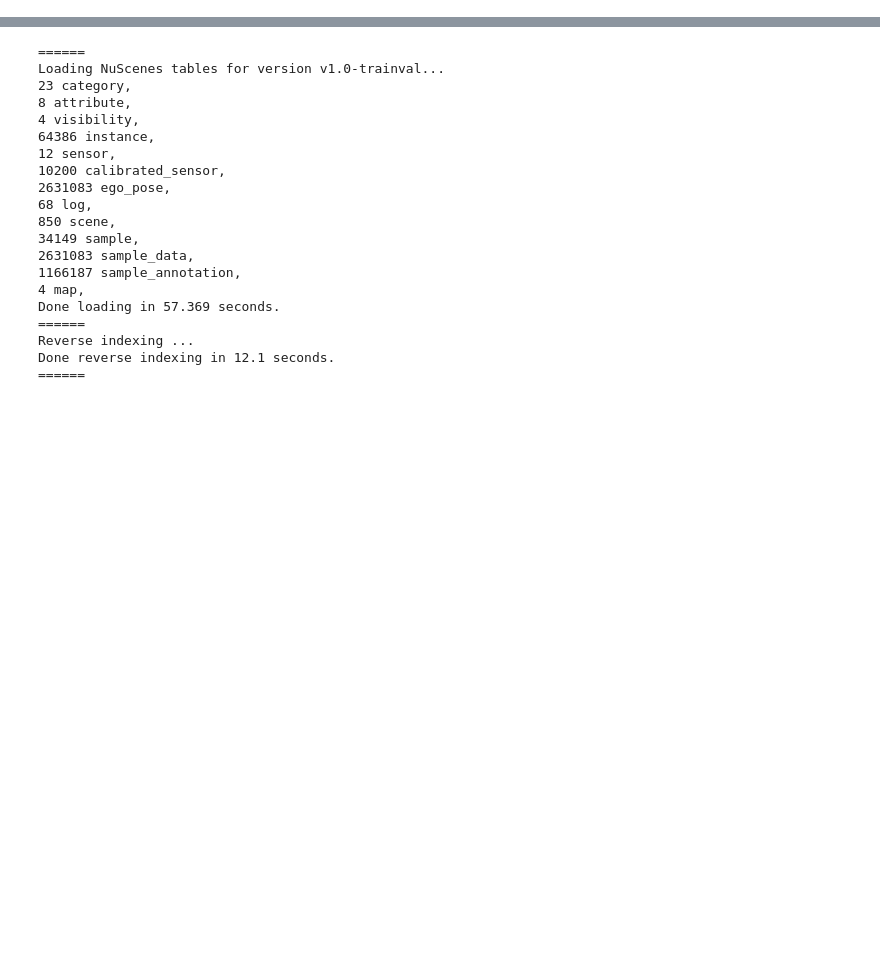
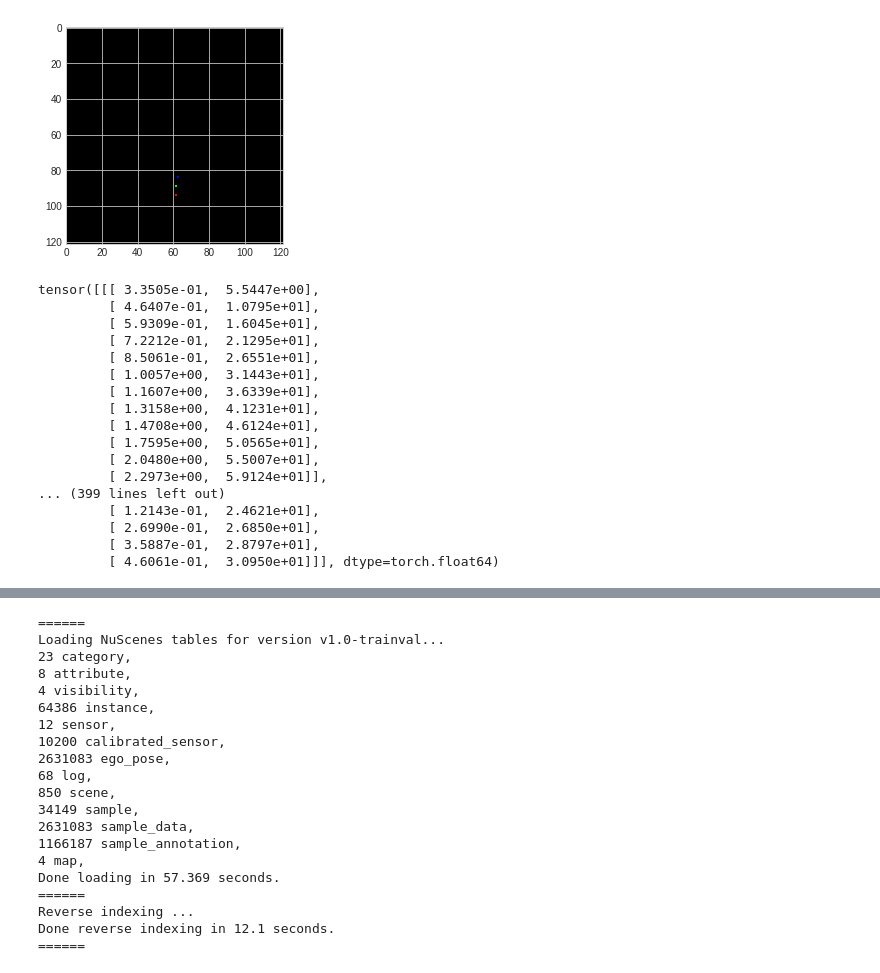
Before and after one commit to tudelft-iv-students/offline-tracking-with-object-permanence, a Jupyter notebook: test.ipynb, the cells around one changed output, grey strips where cells are left out. Saved outputs shown, nothing was run; the diff lists cells and outputs as text; code cells hidden in the pictures; blank space fills up the shorter version.

```diff
--- a/test.ipynb
+++ b/test.ipynb
@@ -41,4 +41,45 @@ Done reverse indexing in 11.2 seconds.
 # %%
 for i,data in enumerate(trainer.tr_dl):
     data_test=data['inputs']
+    gt_test=data['ground_truth']
     break
+# %%
+data['ground_truth']['traj']
+compensation=trainer.model.decoder.compensation
+def generate_gtmap( traj_gt: torch.Tensor,shape) -> torch.Tensor:
+    swapped=torch.zeros_like(traj_gt)
+    swapped[:,:,0],swapped[:,:,1]=-traj_gt[:,:,1],traj_gt[:,:,0]
+    coord=torch.round(swapped/1+compensation).int()
+    coord=torch.clamp(coord,0,shape[-1])
+    gt_map=torch.zeros(shape)
+    for batch in range(shape[0]):
+        for t in range(shape[1]):
+            x,y=coord[batch,t]
+            gt_map[batch,t,x,y]=1
+    return gt_map
+shape=torch.zeros([32,12,122,122]).shape
+test_htmap=generate_gtmap(data['ground_truth']['traj'],shape)
+# %%
+import matplotlib.pyplot as plt
+plt.imshow(test_htmap[0,:3].permute(1,2,0))
+plt.show()
+data['ground_truth']['traj']
+# %% [output]
+[figure, added]
+tensor([[[ 3.3505e-01,  5.5447e+00],
+         [ 4.6407e-01,  1.0795e+01],
+         [ 5.9309e-01,  1.6045e+01],
+         [ 7.2212e-01,  2.1295e+01],
+         [ 8.5061e-01,  2.6551e+01],
+         [ 1.0057e+00,  3.1443e+01],
+         [ 1.1607e+00,  3.6339e+01],
+         [ 1.3158e+00,  4.1231e+01],
+         [ 1.4708e+00,  4.6124e+01],
+         [ 1.7595e+00,  5.0565e+01],
+         [ 2.0480e+00,  5.5007e+01],
+         [ 2.2973e+00,  5.9124e+01]],
+... (399 lines left out)
+         [ 1.2143e-01,  2.4621e+01],
+         [ 2.6990e-01,  2.6850e+01],
+         [ 3.5887e-01,  2.8797e+01],
+         [ 4.6061e-01,  3.0950e+01]]], dtype=torch.float64)
```
Also changed, not shown: parts of 9 cells of this notebook, 5 other files.
